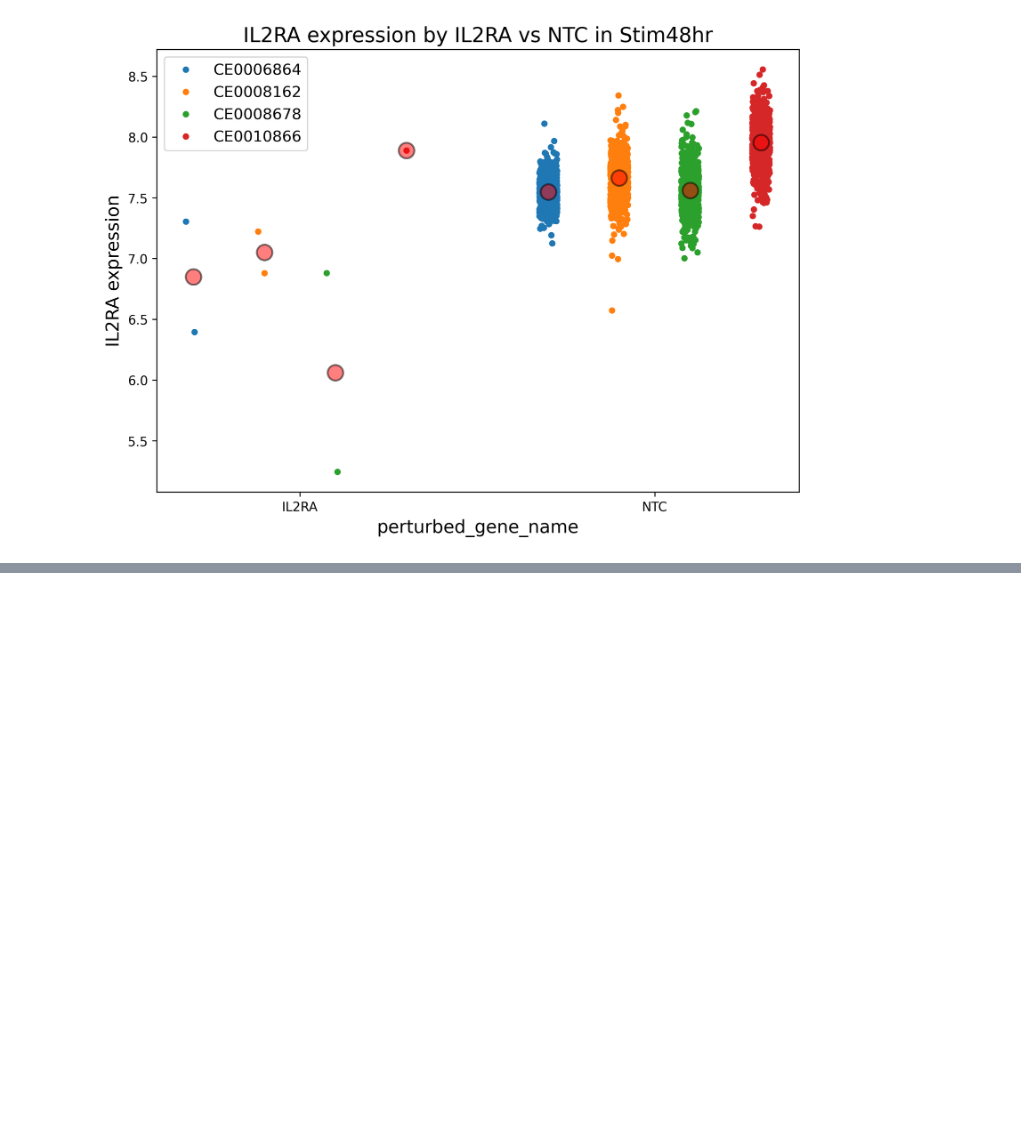
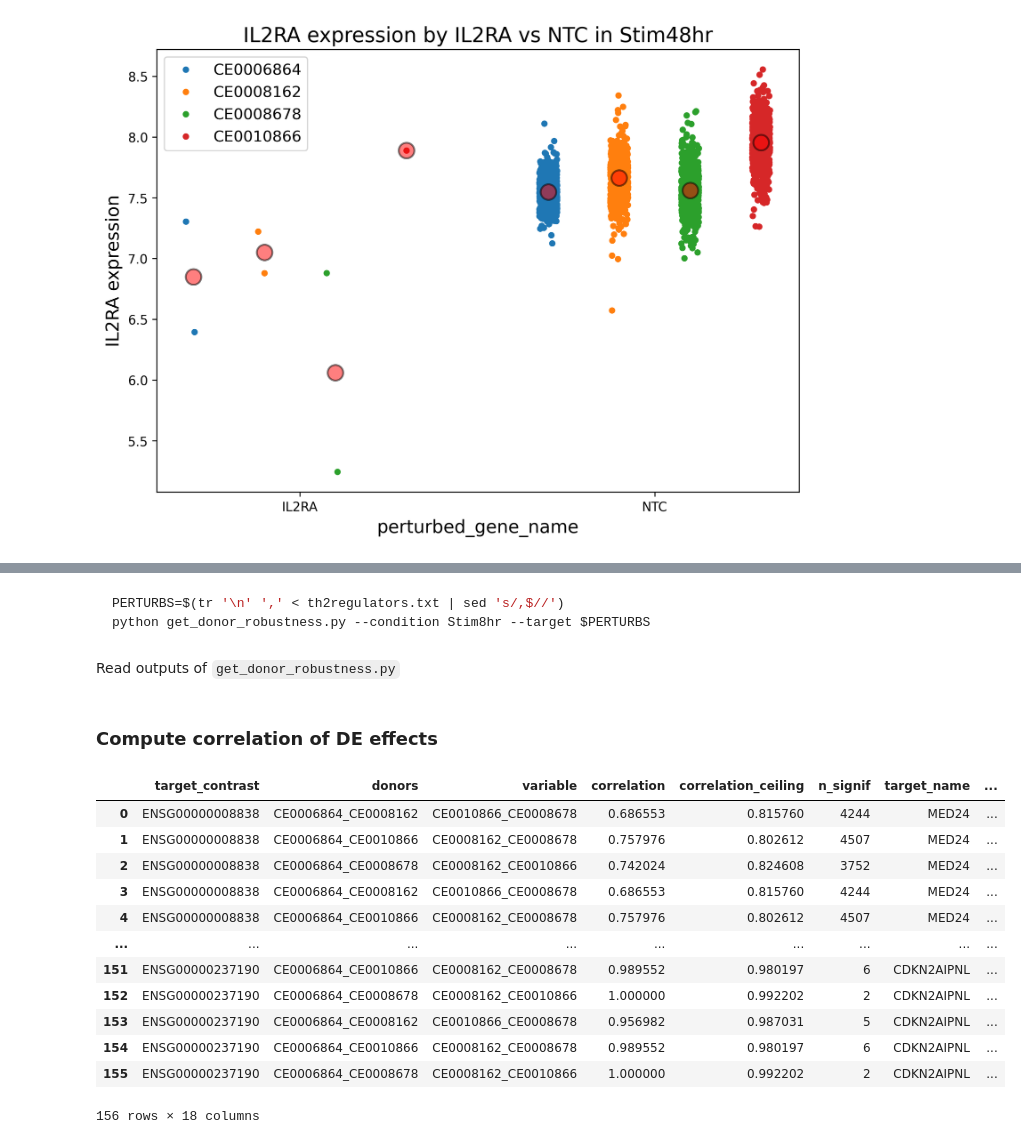
Before and after one commit to emdann/GWT_perturbseq_analysis_2025, a Jupyter notebook: src/3_DE_analysis/donor_robustness/donor_robustness_analysis.ipynb, the cells around one changed output, grey strips where cells are left out. Saved outputs shown, nothing was run; the diff lists cells and outputs as text; code cells hidden in the pictures; blank space fills up the shorter version.

Commit message:
donor robustness analysis

````diff
--- a/src/3_DE_analysis/donor_robustness/donor_robustness_analysis.ipynb
+++ b/src/3_DE_analysis/donor_robustness/donor_robustness_analysis.ipynb
@@ -223,0 +207,7 @@ correlation_df
+# %% [markdown]
+```bash
+PERTURBS=$(tr '\n' ',' < th2regulators.txt | sed 's/,$//')
+python get_donor_robustness.py --condition Stim8hr --target $PERTURBS
+```
+# %% [markdown]
+Read outputs of `get_donor_robustness.py`
@@ -223,0 +220,2 @@ correlation_df
+# %% [markdown]
+### Compute correlation of DE effects
@@ -223,0 +241,64 @@ correlation_df
+# %%
+import itertools
+
+donor_pairs = all_results_df['donors'].unique()
+comparison_pairs = []
+for pair1, pair2 in itertools.combinations(donor_pairs, 2):
+    donors1 = set(pair1.split('_'))
+    donors2 = set(pair2.split('_'))
+    if donors1.isdisjoint(donors2):
+        comparison_pairs.append((pair1, pair2))
+
+pivoted = all_results_df.pivot(columns='donors', index=['target','variable'], values='log_fc')
+pivoted_se = all_results_df.pivot(columns='donors', index=['target','variable'], values='lfcSE')
+pivoted_pval = all_results_df.pivot(columns='donors', index=['target','variable'], values='adj_p_value')
+correlations = pd.DataFrame()
+for target in pivoted.index.get_level_values('target').unique():
+    target_data = pivoted.loc[target]
+    target_se = pivoted_se.loc[target]
+    target_p = pivoted_pval.loc[target]
+
+    # Calculate correlations and F1 scores for specified pairs
+    pair_correlations = []
+    for pair in comparison_pairs:
+        if pair[0] in target_data.columns and pair[1] in target_data.columns:
+            # Get mask for genes with p < 0.1 in either test
+            sig_mask = (target_p[pair[0]] < 0.2) | (target_p[pair[1]] < 0.2)
+            # sig_mask = (np.abs(target_data[pair[0]]) > 0.1) | (np.abs(target_data[pair[1]]) > 0.1)
+
+            # Filter data using mask
+            data1 = target_data[pair[0]][sig_mask]
+            data2 = target_data[pair[1]][sig_mask]
+            se1 = target_se[pair[0]][sig_mask]
+            se2 = target_se[pair[1]][sig_mask]
+
+            corr, corr_ceil = get_lfc_correlation(data1, se1, data2, se2)
+
+            pair_correlations.append({
+                'target': target,
+                'donors': pair[0],
+                'variable': pair[1],
+                'correlation': corr,
+                'correlation_ceiling': corr_ceil,
+                'n_signif':data1.shape[0]
+            })
+    correlations = pd.concat([correlations, pd.DataFrame(pair_correlations)])
+
+    correlations = pd.concat([correlations, pd.DataFrame(pair_correlations)])
+
+correlations = pd.merge(correlations.rename({'target':'target_contrast'}, axis=1), de_counts[de_counts['condition'] == cond], how='left')
+correlations
+# %% [output]
+|  | target_contrast | donors | variable | correlation | correlation_ceiling | n_signif | target_name | ... |
+| 0 | ENSG00000008838 | CE0006864_CE0008162 | CE0010866_CE0008678 | 0.686553 | 0.815760 | 4244 | MED24 | ... |
+| 1 | ENSG00000008838 | CE0006864_CE0010866 | CE0008162_CE0008678 | 0.757976 | 0.802612 | 4507 | MED24 | ... |
+| 2 | ENSG00000008838 | CE0006864_CE0008678 | CE0008162_CE0010866 | 0.742024 | 0.824608 | 3752 | MED24 | ... |
+| 3 | ENSG00000008838 | CE0006864_CE0008162 | CE0010866_CE0008678 | 0.686553 | 0.815760 | 4244 | MED24 | ... |
+| 4 | ENSG00000008838 | CE0006864_CE0010866 | CE0008162_CE0008678 | 0.757976 | 0.802612 | 4507 | MED24 | ... |
+| ... | ... | ... | ... | ... | ... | ... | ... | ... |
+| 151 | ENSG00000237190 | CE0006864_CE0010866 | CE0008162_CE0008678 | 0.989552 | 0.980197 | 6 | CDKN2AIPNL | ... |
+| 152 | ENSG00000237190 | CE0006864_CE0008678 | CE0008162_CE0010866 | 1.000000 | 0.992202 | 2 | CDKN2AIPNL | ... |
+| 153 | ENSG00000237190 | CE0006864_CE0008162 | CE0010866_CE0008678 | 0.956982 | 0.987031 | 5 | CDKN2AIPNL | ... |
+| 154 | ENSG00000237190 | CE0006864_CE0010866 | CE0008162_CE0008678 | 0.989552 | 0.980197 | 6 | CDKN2AIPNL | ... |
+| 155 | ENSG00000237190 | CE0006864_CE0008678 | CE0008162_CE0010866 | 1.000000 | 0.992202 | 2 | CDKN2AIPNL | ... |
+156 rows × 18 columns
````
Also changed, not shown: parts of 11 cells of this notebook, 1 other file.
